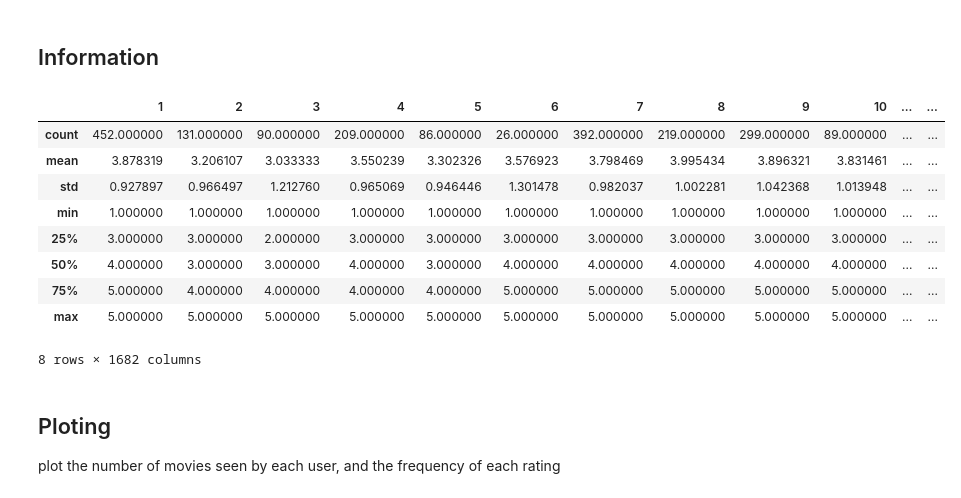
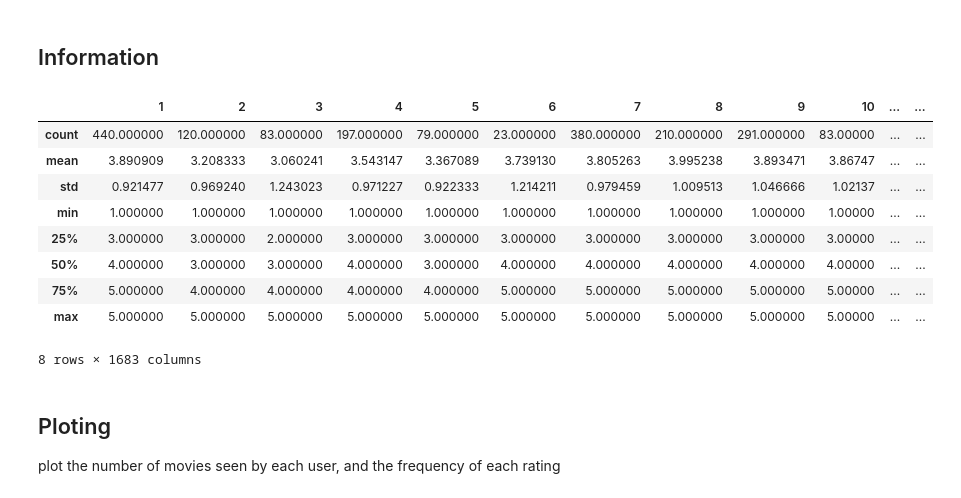
Before and after one commit to NikosKontou/6001-Project, a Jupyter notebook: project.ipynb, the cells around one changed output. Saved outputs shown, nothing was run; the diff lists cells and outputs as text; code cells hidden in the pictures.

```diff
--- a/project.ipynb
+++ b/project.ipynb
@@ -32,21 +47,18 @@ pivotedData = uData.pivot(index="userId", columns="itemId", values="rating").res
 # %% [markdown]
 ## Remove outliers ##
 # %%
-#for movies
+# #for movies (Already cleaned by the dataset submiter, no outliers)
 # ratingsCount = diferentPivotMovies.drop(columns="itemId").notna().sum()
 # ZScore = (ratingsCount - np.mean(ratingsCount)) / np.std(ratingsCount)
 # # due to the reletivelly high z index, there will be no outliers detected?
-# nonOutliers = (ZScore > -3)
+# nonOutliers = ((ZScore > -3) & (ZScore < 3))
 # nonOutliers = ratingsCount.index[nonOutliers]
 # removedOutliers = diferentPivotMovies[["itemId"] + list(nonOutliers)]
 
-# THERE MIGHT BE NO OUTLIERS
 
 # for users
-ratingsCount = pivotedData.drop(columns="userId").notna().sum()
-ZScore = (ratingsCount - np.mean(ratingsCount)) / np.std(ratingsCount)
-# due to the reletivelly high z index, there will be no outliers detected?
-nonOutliers = (ZScore > -3)
-nonOutliers = ratingsCount.index[nonOutliers]
-removedOutliers = pivotedData[["userId"] + list(nonOutliers)]
-print(removedOutliers)
+ratingsCount = pivotedData.drop(columns="userId").notna().sum(axis= 1)
+mu = np.mean(ratingsCount)
+sigma = np.std(ratingsCount)
+pivotedData['ZScore'] = ((ratingsCount - mu) / sigma)
+removedOutliers = pivotedData[(pivotedData.ZScore > -3) & (pivotedData.ZScore < 3)].drop(columns= "ZScore")
@@ -71,18 +65,19 @@ print(removedOutliers)
 # %% [markdown]
 ## Information ##
 # %%
-removedOutliers.drop(columns= "userId").describe()
+removedOutliers.drop(columns= ["userId"]).describe()
+# pivotedData.to_csv("original.csv", sep=',', encoding='utf-8', index=False, header=True)
 # %% [output]
 |  | 1 | 2 | 3 | 4 | 5 | 6 | 7 | 8 | 9 | 10 | ... | ... |
-| count | 452.000000 | 131.000000 | 90.000000 | 209.000000 | 86.000000 | 26.000000 | 392.000000 | 219.000000 | 299.000000 | 89.000000 | ... | ... |
-| mean | 3.878319 | 3.206107 | 3.033333 | 3.550239 | 3.302326 | 3.576923 | 3.798469 | 3.995434 | 3.896321 | 3.831461 | ... | ... |
-| std | 0.927897 | 0.966497 | 1.212760 | 0.965069 | 0.946446 | 1.301478 | 0.982037 | 1.002281 | 1.042368 | 1.013948 | ... | ... |
-| min | 1.000000 | 1.000000 | 1.000000 | 1.000000 | 1.000000 | 1.000000 | 1.000000 | 1.000000 | 1.000000 | 1.000000 | ... | ... |
-| 25% | 3.000000 | 3.000000 | 2.000000 | 3.000000 | 3.000000 | 3.000000 | 3.000000 | 3.000000 | 3.000000 | 3.000000 | ... | ... |
-| 50% | 4.000000 | 3.000000 | 3.000000 | 4.000000 | 3.000000 | 4.000000 | 4.000000 | 4.000000 | 4.000000 | 4.000000 | ... | ... |
-| 75% | 5.000000 | 4.000000 | 4.000000 | 4.000000 | 4.000000 | 5.000000 | 5.000000 | 5.000000 | 5.000000 | 5.000000 | ... | ... |
-| max | 5.000000 | 5.000000 | 5.000000 | 5.000000 | 5.000000 | 5.000000 | 5.000000 | 5.000000 | 5.000000 | 5.000000 | ... | ... |
+| count | 440.000000 | 120.000000 | 83.000000 | 197.000000 | 79.000000 | 23.000000 | 380.000000 | 210.000000 | 291.000000 | 83.00000 | ... | ... |
+| mean | 3.890909 | 3.208333 | 3.060241 | 3.543147 | 3.367089 | 3.739130 | 3.805263 | 3.995238 | 3.893471 | 3.86747 | ... | ... |
+| std | 0.921477 | 0.969240 | 1.243023 | 0.971227 | 0.922333 | 1.214211 | 0.979459 | 1.009513 | 1.046666 | 1.02137 | ... | ... |
+| min | 1.000000 | 1.000000 | 1.000000 | 1.000000 | 1.000000 | 1.000000 | 1.000000 | 1.000000 | 1.000000 | 1.00000 | ... | ... |
+| 25% | 3.000000 | 3.000000 | 2.000000 | 3.000000 | 3.000000 | 3.000000 | 3.000000 | 3.000000 | 3.000000 | 3.00000 | ... | ... |
+| 50% | 4.000000 | 3.000000 | 3.000000 | 4.000000 | 3.000000 | 4.000000 | 4.000000 | 4.000000 | 4.000000 | 4.00000 | ... | ... |
+| 75% | 5.000000 | 4.000000 | 4.000000 | 4.000000 | 4.000000 | 5.000000 | 5.000000 | 5.000000 | 5.000000 | 5.00000 | ... | ... |
+| max | 5.000000 | 5.000000 | 5.000000 | 5.000000 | 5.000000 | 5.000000 | 5.000000 | 5.000000 | 5.000000 | 5.00000 | ... | ... |
-8 rows × 1682 columns
+8 rows × 1683 columns
 # %% [markdown]
 ## Ploting ##
  plot the number of movies seen by each user, and the frequency of each rating
```
Also changed, not shown: parts of 7 cells of this notebook.
